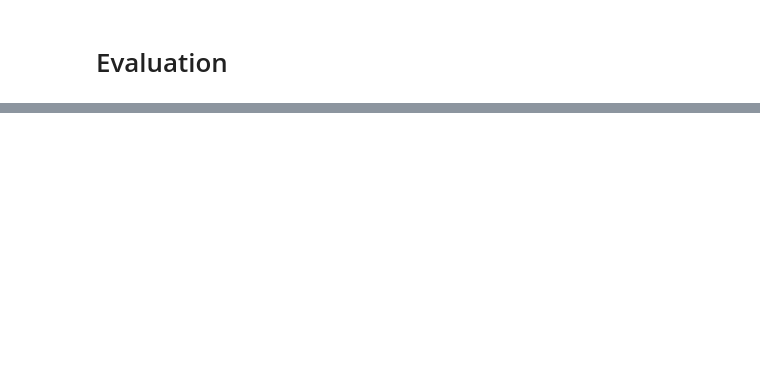
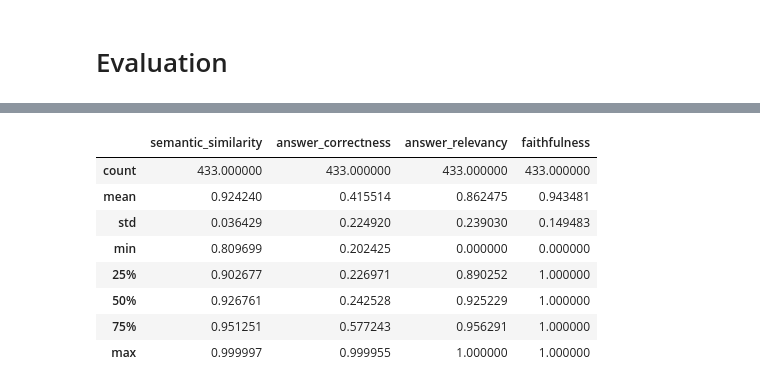
Before and after one commit to gigahidjrikaaa/UGM-AICare, a Jupyter notebook: ai/evaluation/eval.ipynb, the cells around one changed output, grey strips where cells are left out. Saved outputs shown, nothing was run; the diff lists cells and outputs as text; code cells hidden in the pictures; blank space fills up the shorter version.

```diff
--- a/ai/evaluation/eval.ipynb
+++ b/ai/evaluation/eval.ipynb
@@ -285,0 +719,12 @@ json_data
+# %%
+df.describe()
+# %% [output]
+|  | semantic_similarity | answer_correctness | answer_relevancy | faithfulness |
+| count | 433.000000 | 433.000000 | 433.000000 | 433.000000 |
+| mean | 0.924240 | 0.415514 | 0.862475 | 0.943481 |
+| std | 0.036429 | 0.224920 | 0.239030 | 0.149483 |
+| min | 0.809699 | 0.202425 | 0.000000 | 0.000000 |
+| 25% | 0.902677 | 0.226971 | 0.890252 | 1.000000 |
+| 50% | 0.926761 | 0.242528 | 0.925229 | 1.000000 |
+| 75% | 0.951251 | 0.577243 | 0.956291 | 1.000000 |
+| max | 0.999997 | 0.999955 | 1.000000 | 1.000000 |
```
Also changed, not shown: parts of 18 cells of this notebook, 14 other files.
